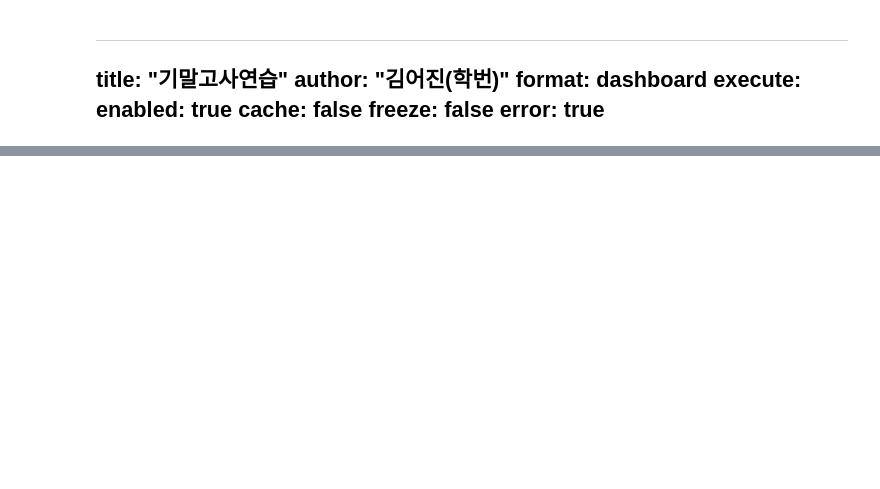
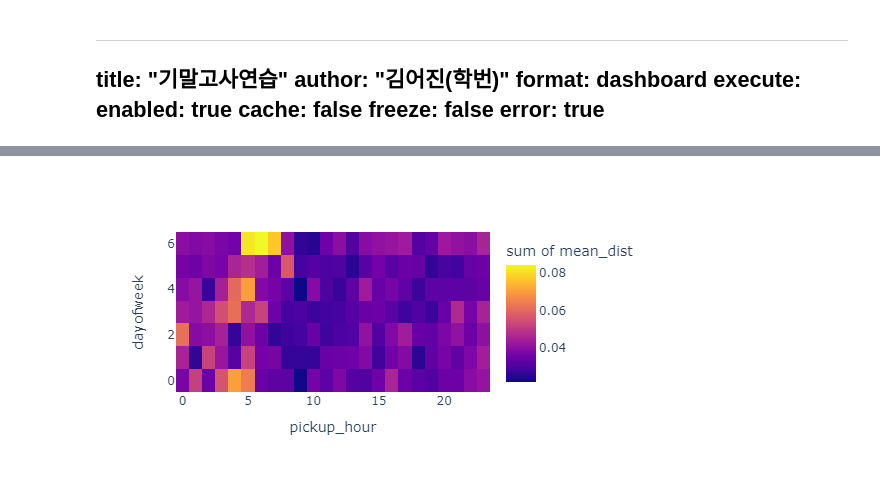
Before and after one commit to e0jin/final_test, a Jupyter notebook: test.ipynb, the cells around one changed output, grey strips where cells are left out. Saved outputs shown, nothing was run; the diff lists cells and outputs as text; code cells hidden in the pictures; blank space fills up the shorter version.

```diff
--- a/test.ipynb
+++ b/test.ipynb
@@ -42,0 +108,20 @@ execute:
+# %%
+#요일,시간에 따른 평균이동거리 시각화
+tidydata2 = df_feature.pivot_table(
+    index = 'dayofweek',
+    columns = 'pickup_hour',
+    values = 'dist',
+    aggfunc = 'mean'
+).stack().reset_index().rename({0:'mean_dist'}, axis = 1)
+
+fig2 = px.density_heatmap(
+    data_frame = tidydata2,
+    x = 'pickup_hour',
+    y = 'dayofweek',
+    z = 'mean_dist',
+    nbinsx=24,
+    nbinsy=7,
+    height=300
+)
+# %% [output]
+[figure, added]
```
Also changed, not shown: parts of 8 cells of this notebook, 2 other files.
